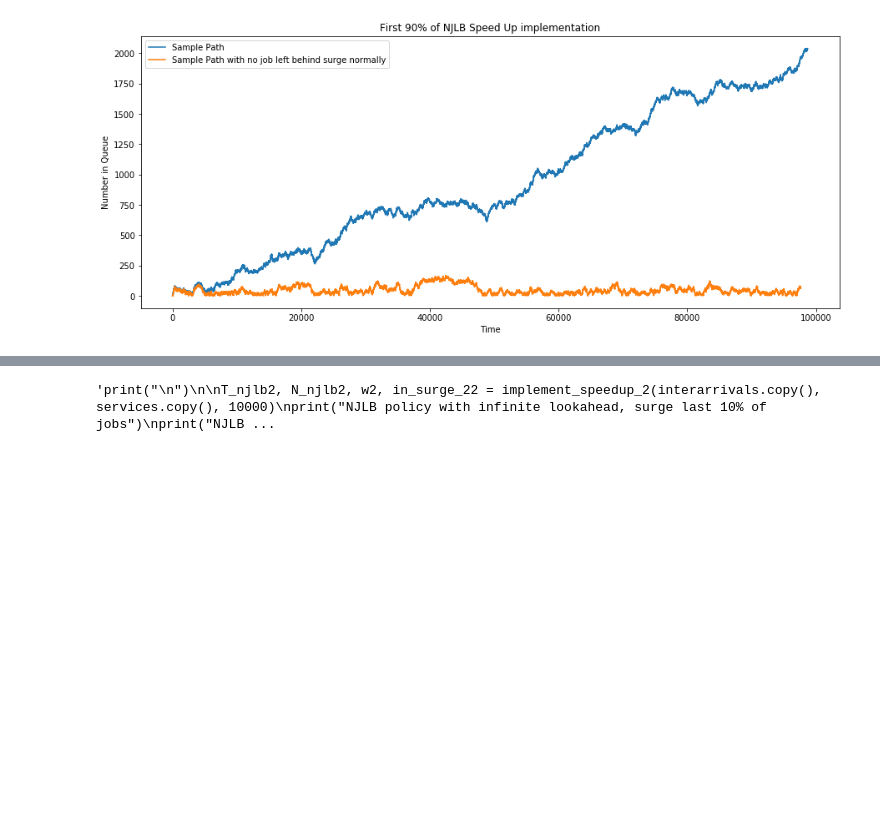
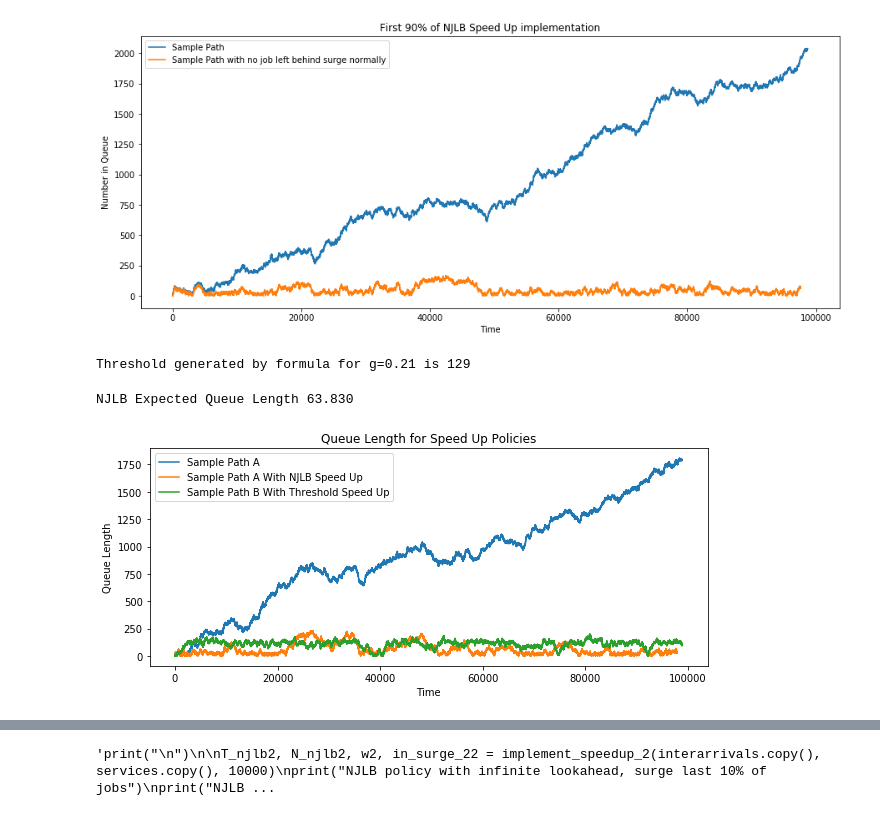
Before and after one commit to guanzgrace/cbs-patient-surge-models, a Jupyter notebook: 0719-Speed-up-Threshold-NoJobLeftBehind.ipynb, the cells around one changed output, grey strips where cells are left out. Cells and saved outputs as stored; diff of their text form; code cells hidden in the pictures; blank space fills up the shorter version.

```diff
--- a/0719-Speed-up-Threshold-NoJobLeftBehind.ipynb
+++ b/0719-Speed-up-Threshold-NoJobLeftBehind.ipynb
@@ -442,0 +537,37 @@ NJLB Expected Queue Length 47.503
+# %%
+k = 0.1
+lambd = 0.92
+mu1 = 1 - k
+mu2 = 1
+c = 1
+N0 = 0
+Tmax = 110000
+g = 0.21
+
+L = min_threshold(lambd, mu1, mu2, g)
+print("Threshold generated by formula for g=%.2f is %d" % (g, L))
+
+T_threshold, N_threshold, waiting_times, S, p_in_surge = MM1WithOneThreshold(lambd, mu1, mu2, L, c, N0, Tmax)
+# %% [output]
+Threshold generated by formula for g=0.21 is 129
+# %%
+i=0
+T = Ts_task1[i]
+N = Ns_task1[i]
+T_njlb3 = Ts_pred_task1[i]
+N_njlb3 = Ns_pred_task1[i]
+
+print("NJLB Expected Queue Length %.3f" % (mid80(N_njlb3)))
+
+figure(figsize=(10,4))
+plot(first90(T), first90(N), label='Sample Path A')
+plot(first90(T_njlb3), first90(N_njlb3), label='Sample Path A With NJLB Speed Up')
+plot(first90(T_threshold), first90(N_threshold), label='Sample Path B With Threshold Speed Up')
+xlabel('Time')
+ylabel('Queue Length')
+title("Queue Length for Speed Up Policies")
+legend()
+print("\n\n")
+# %% [output]
+NJLB Expected Queue Length 63.830
+[figure, added]
```
Also changed, not shown: parts of 3 cells of this notebook, 1 other file.
